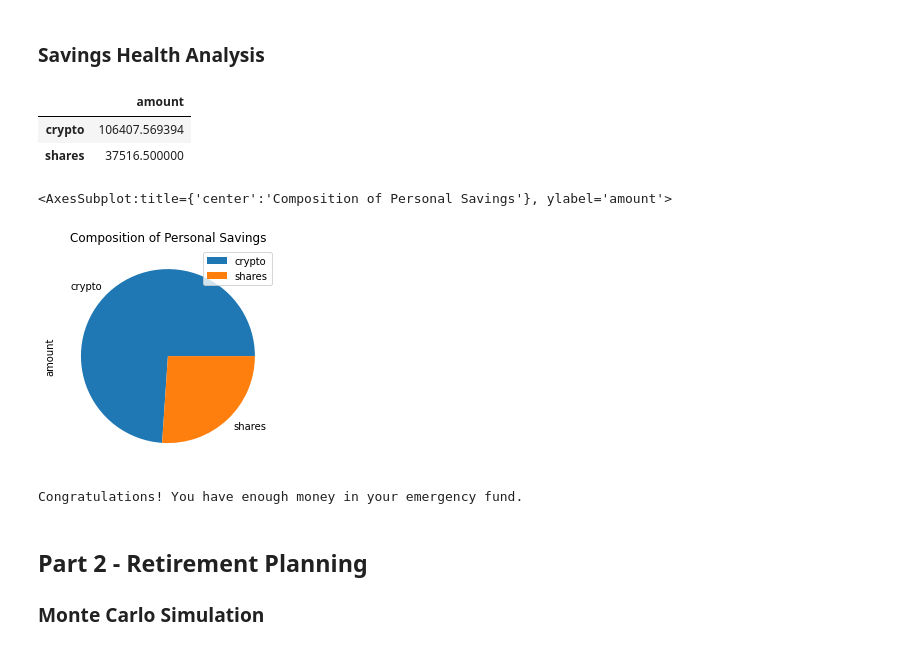
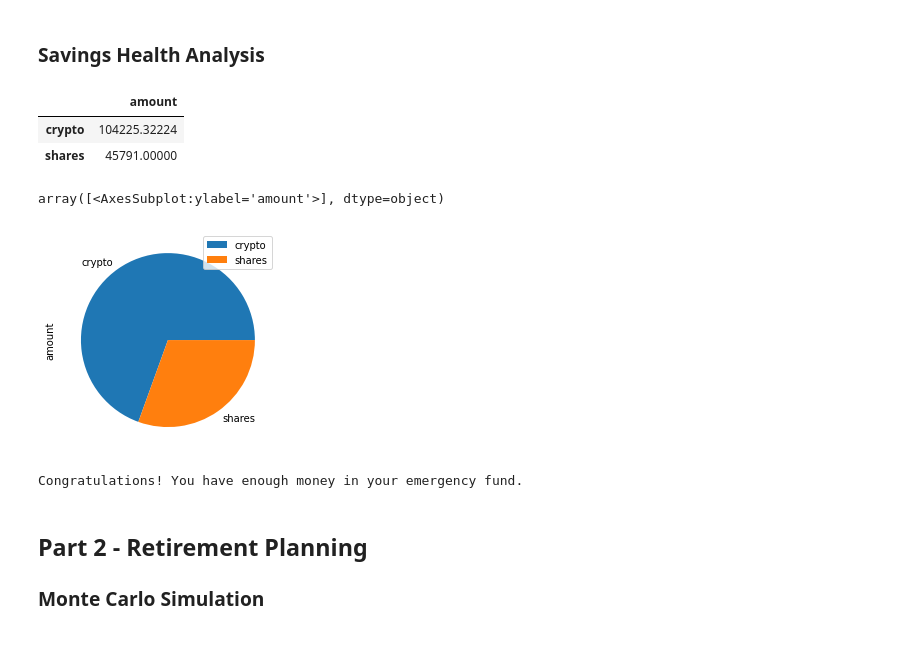
Before and after one commit to GuilleMGN/PersonalFinancePlanner, a Jupyter notebook: financial-planner.ipynb, the cells around one changed output. Drawn from its saved outputs; the diff is of its cells as text; code cells hidden in the pictures.

Commit message:
savings health analysis complete

```diff
--- a/financial-planner.ipynb
+++ b/financial-planner.ipynb
@@ -89,7 +89,8 @@ df_portfolio = alpaca.get_barset(
     tickers,
     timeframe,
     start = today,
-    end = today
+    end = today,
+    limit = 1000
 ).df
 
 # Preview DataFrame
@@ -125,37 +126,42 @@ The current value of your 200 AGG shares is $22922.00
 ### Savings Health Analysis
 # %%
 # Set monthly household income
-# YOUR CODE HERE!
+monthly_income = 12000
 
 # Consolidate financial assets data
-# YOUR CODE HERE!
+total_financial_assets = {"amount" : [my_btc_value + my_eth_value, my_agg_value + my_spy_value]}
 
 # Create savings DataFrame
-# YOUR CODE HERE!
+df_savings = pd.DataFrame(total_financial_assets, index = ["crypto", "shares"])
 
 # Display savings DataFrame
 display(df_savings)
 # %% [output]
 |  | amount |
-| crypto | 106407.569394 |
-| shares | 37516.500000 |
+| crypto | 104225.32224 |
+| shares | 45791.00000 |
 # %%
 # Plot savings pie chart
-# YOUR CODE HERE!
+df_savings.plot(kind = "pie", subplots = True)
 # %% [output]
-<AxesSubplot:title={'center':'Composition of Personal Savings'}, ylabel='amount'>
+array([<AxesSubplot:ylabel='amount'>], dtype=object)
-[figure, old version]
+[figure, new version]
-# %%
-# Set ideal emergency fund
-emergency_fund = monthly_income * 3
-
-# Calculate total amount of savings
-# YOUR CODE HERE!
-
-# Validate saving health
-# YOUR CODE HERE!
-# %% [output]
-Congratulations! You have enough money in your emergency fund.
+# %%
+# Set ideal emergency fund
+emergency_fund = monthly_income * 3
+
+# Calculate total amount of savings
+total_savings = df_savings.sum().item()
+
+# Validate saving health
+if total_savings > emergency_fund:
+    print("Congratulations! You have enough money in your emergency fund. ")
+elif total_savings == emergency_fund:
+    print("Congratulations! You have reached your 3X monthly income goal. ")
+elif total_savings < emergency_fund:
+    print(f"Oh no! You were ${emergency_fund - total_savings} off reaching your 3X monthly income goal. ")
+# %% [output]
+Congratulations! You have enough money in your emergency fund.
 # %% [markdown]
 ## Part 2 - Retirement Planning
 
```
Also changed, not shown: parts of 1 cell of this notebook.
